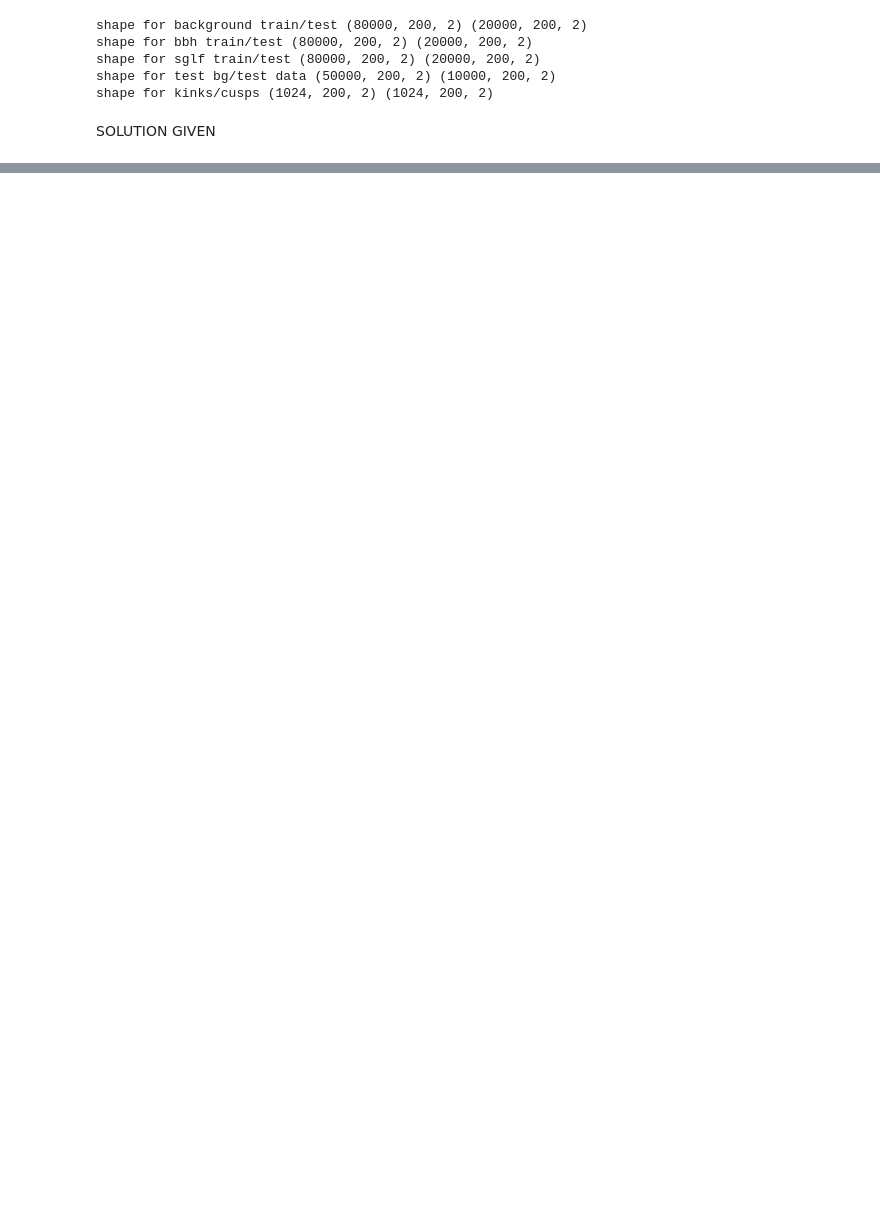
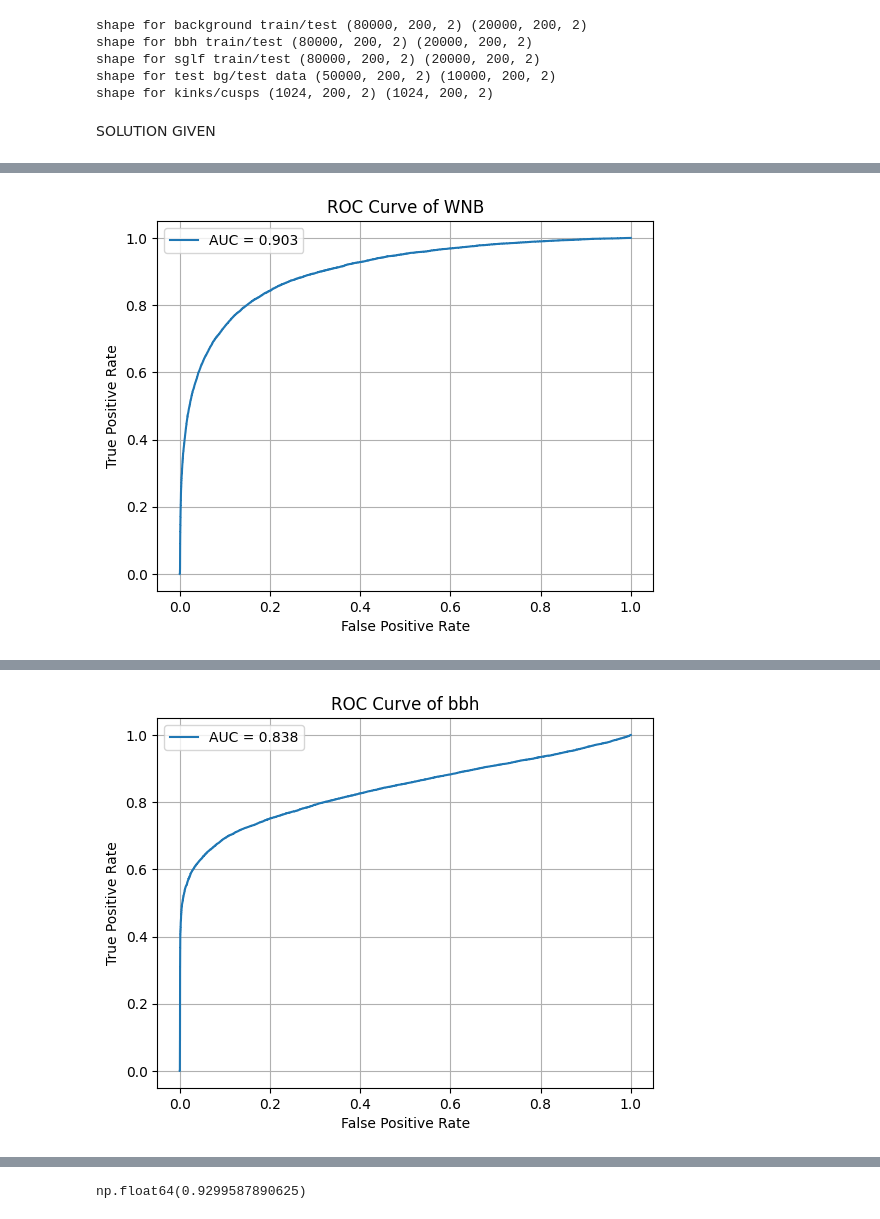
Before and after one commit to hanggao811/AnomalyDetectionLIGO, a Jupyter notebook: AE_simplest.ipynb, the cells around one changed output, grey strips where cells are left out. Drawn from its saved outputs; the diff is of its cells as text; code cells hidden in the pictures; blank space fills up the shorter version.

```diff
--- a/AE_simplest.ipynb
+++ b/AE_simplest.ipynb
@@ -436,0 +324,43 @@ plt.show()
+# %%
+def recon_eval(model, bg, anomaly,label):
+    bg_pred = model.predict(bg)['reconstructed_signal']
+    anomaly_pred = model.predict(anomaly)['reconstructed_signal']
+    bg_mse = np.mean((bg_pred - bg)**2, axis=(1,2))
+    anomaly_mse = np.mean((anomaly_pred - anomaly)**2, axis=(1,2))
+    true_val = np.concatenate((np.zeros(bg.shape[0]),np.ones(anomaly.shape[0])))
+    pred_val = np.concatenate((bg_mse, anomaly_mse))
+    fpr, tpr, thresholds = roc_curve(true_val, pred_val)
+    auc_score = auc(fpr, tpr)
+    plt.plot(fpr, tpr,label=f'AUC = {auc_score:.3f}')
+    plt.xlabel("False Positive Rate")
+    plt.ylabel("True Positive Rate")
+    plt.title(f"ROC Curve of {label}")
+    plt.grid(True)
+    plt.legend()
+    plt.show()
+    return auc_score
+
+def stft_eval(model, bg, anomaly, bg_stft, anomaly_stft, label):
+    bg_pred = model.predict(bg)['predicted_x_stft']+1j*model.predict(bg)['predicted_y_stft']
+    anomaly_pred = model.predict(anomaly)['predicted_x_stft']+1j*model.predict(anomaly)['predicted_y_stft']
+    bg_mse = np.mean((bg_pred - bg_stft)**2, axis=(1,2))
+    anomaly_mse = np.mean((anomaly_pred - anomaly_stft)**2, axis=(1,2))
+    true_val = np.concatenate((np.zeros(bg.shape[0]),np.ones(anomaly.shape[0])))
+    pred_val = np.concatenate((bg_mse, anomaly_mse))
+    fpr, tpr, thresholds = roc_curve(true_val, abs(pred_val))
+    auc_score = auc(fpr, tpr)
+    plt.plot(fpr, tpr,label=f'AUC = {auc_score:.3f}')
+    plt.xlabel("False Positive Rate")
+    plt.ylabel("True Positive Rate")
+    plt.title(f"ROC Curve of {label}")
+    plt.grid(True)
+    plt.legend()
+    plt.show()
+    return auc_score
+# %%
+stft_eval(AE, background_test_data, signal_test_data, background_test_data_stft, signal_test_data_stft, 'WNB')
+stft_eval(AE, background_test, bbh_test, bg_test_stft, bbh_test_stft, 'bbh')
+stft_eval(AE, background_test, sglf_test, bg_test_stft, sglf_test_stft, 'sglf')
+stft_eval(AE, background_test, kinks, bg_test_stft, kinks_stft, 'kinks' )
+stft_eval(AE, background_test, cusps, bg_test_stft, cusps_stft, 'cusps')
+# %% [output]
@@ -436,0 +371 @@ plt.show()
+[figure, added]
@@ -436,0 +376 @@ plt.show()
+[figure, added]
@@ -436,0 +392 @@ plt.show()
+np.float64(0.9299587890625)
```
Also changed, not shown: parts of 11 cells of this notebook.
